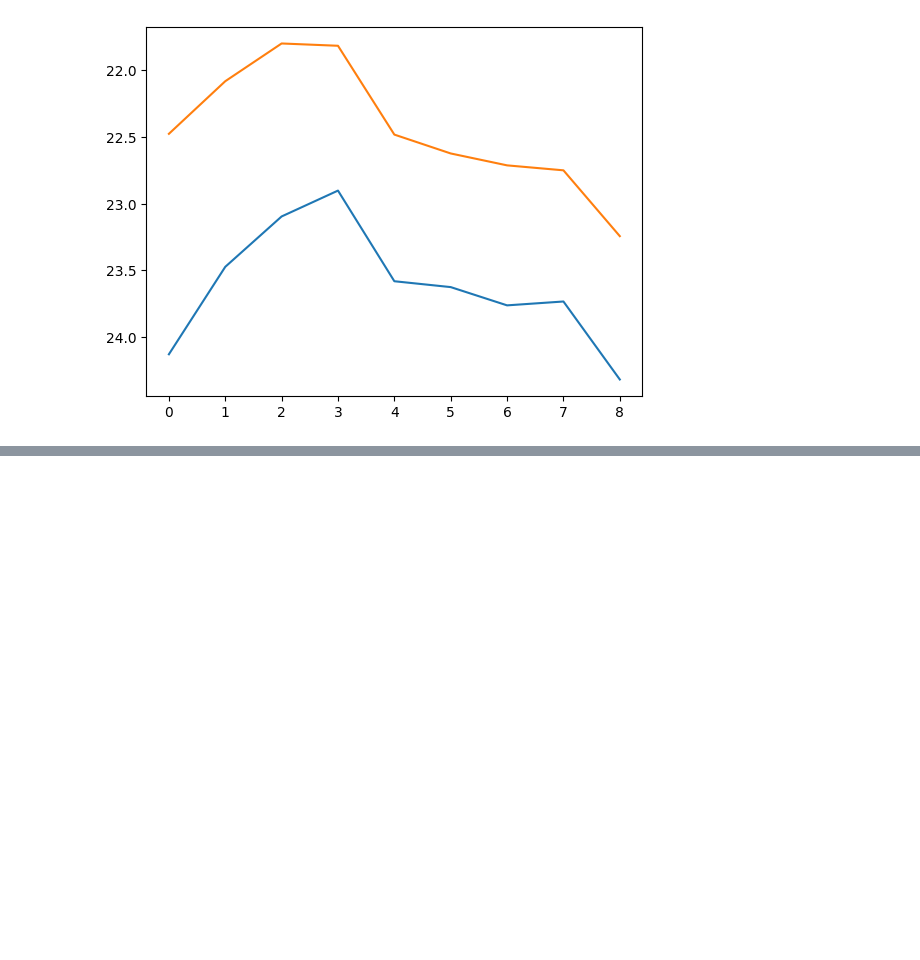
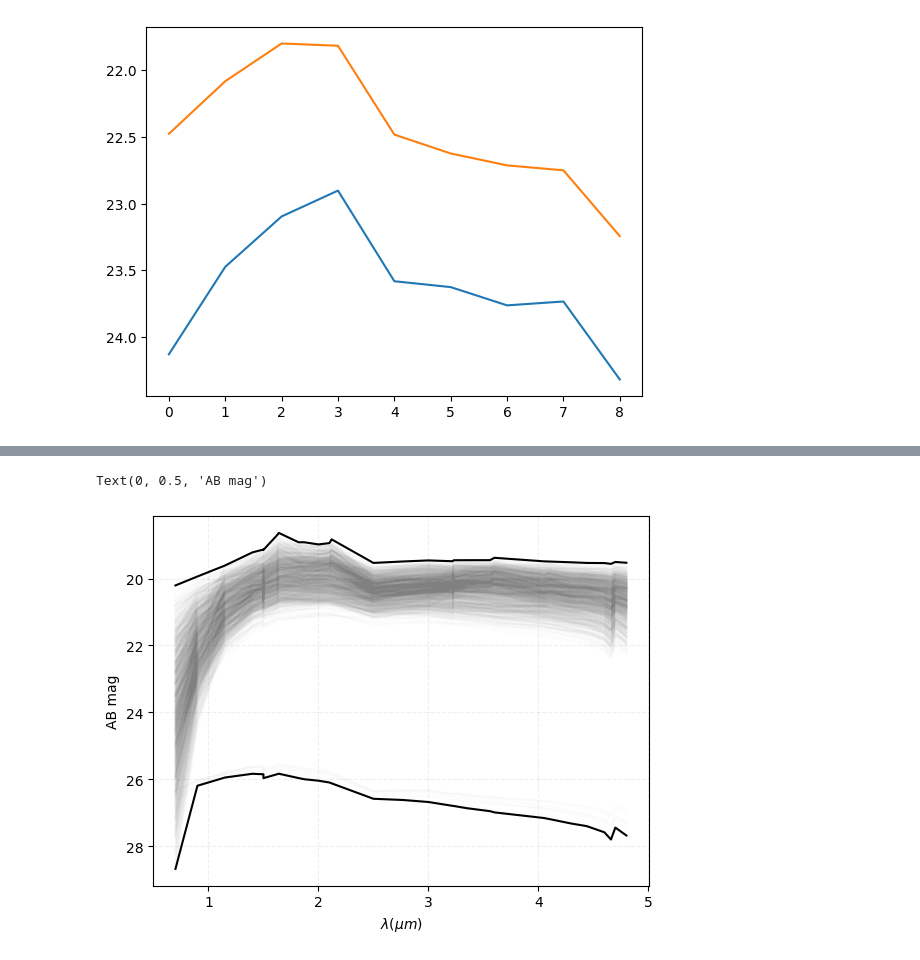
Before and after one commit to aswinsuresh24/rsg_phot, a Jupyter notebook: mcmc.ipynb, the cells around one changed output, grey strips where cells are left out. Drawn from its saved outputs; the diff is of its cells as text; code cells hidden in the pictures; blank space fills up the shorter version.

```diff
--- a/mcmc.ipynb
+++ b/mcmc.ipynb
@@ -447,0 +532,30 @@ axes[-1].set_xlabel("step number");
+# %%
+import itertools
+color_dict = {}
+cmb_iterator = list(itertools.combinations(nrc_filts, 2))
+idx_iterator = list(itertools.combinations(range(0, 29), 2))
+for i, j in zip(idx_iterator, cmb_iterator):
+    f1, f2 = j[0], j[1]
+    i1, i2 = i[0], i[1]
+    index = f1+'_'+f2
+    color_bounds = sample_models[:, i1] - sample_models[:, i2]
+    cl_min = min(color_bounds) - 0.5*np.abs(min(color_bounds))
+    cl_max = max(color_bounds) + 0.5*np.abs(max(color_bounds))
+    cld = cl_max - cl_min
+    if cld < 1:
+        cl_min = cl_min - (1 - cld)/2
+        cl_max = cl_max + (1 - cld)/2
+    color_dict[index] = (cl_min, cl_max)
+# %%
+fig, ax = plt.subplots(1, 1)
+for i, m_ in enumerate(base_models[base_models[:, 1] < 26.20]):
+    ax.plot(wv_all, m_, color='gray', alpha=0.02)
+ax.plot(wv_all, min_model, color='black')
+ax.plot(wv_all, max_model, color='black')
+ax.invert_yaxis()
+ax.grid(alpha=0.2, linestyle='--')
+ax.set_xlabel(r'$\lambda(\mu m)$')
+ax.set_ylabel('AB mag')
+# %% [output]
+Text(0, 0.5, 'AB mag')
+[figure, added]
```
Also changed, not shown: parts of 20 cells of this notebook, 4 other files.
